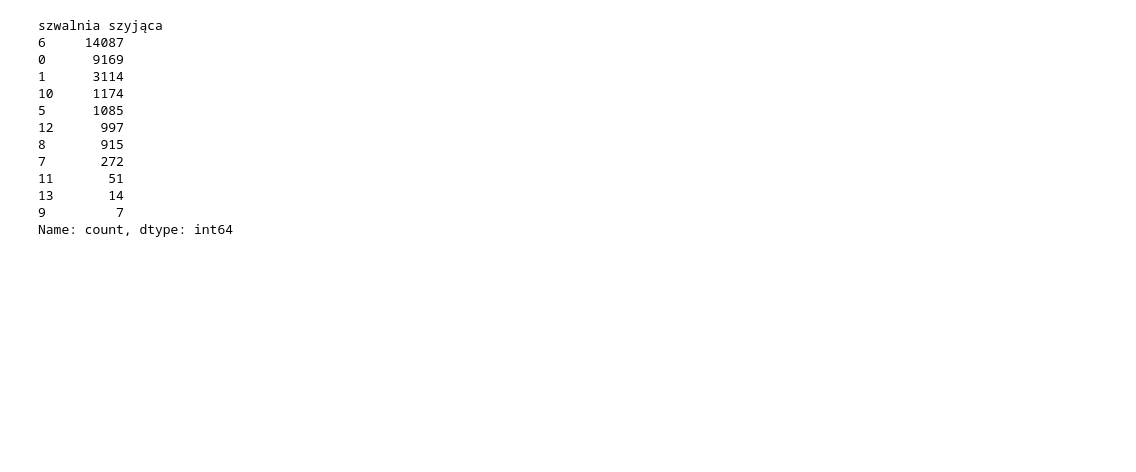
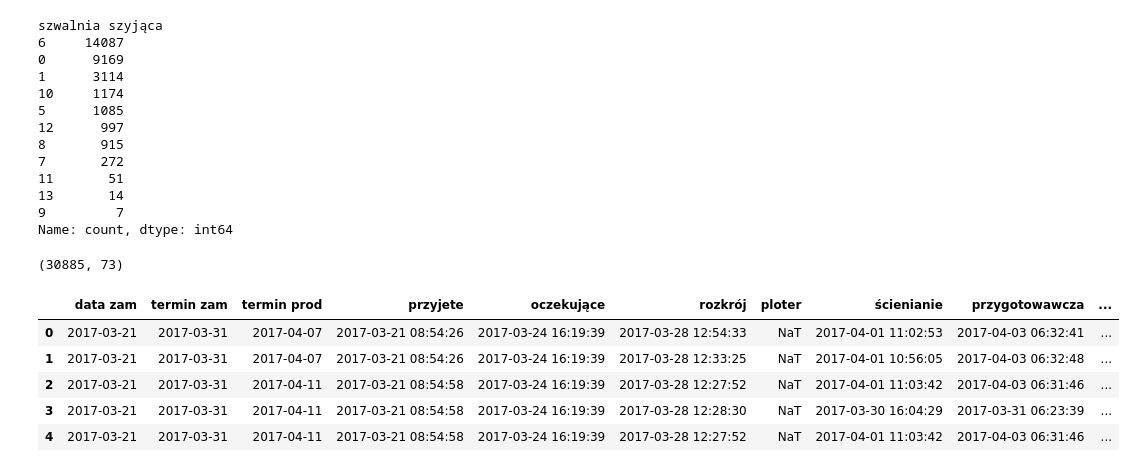
Before and after one commit to KacperKnapek/factory_project, a Jupyter notebook: notebooks/01_eda.ipynb, the cells around one changed output. Cells and saved outputs as stored; diff of their text form; code cells hidden in the pictures; blank space fills up the shorter version.

Commit message:
Extend EDA date handling and production context

```diff
--- a/notebooks/01_eda.ipynb
+++ b/notebooks/01_eda.ipynb
@@ -54,15 +54,11 @@ display(df['nr zam klienta'])
 30884         191
 Name: nr zam klienta, Length: 30885, dtype: str
 # %%
-import pandas as pd, re
-
-df_data = pd.read_csv("../data/dane.csv", dtype=str, keep_default_na=False, na_values=[""])
-
 DATE_RE = re.compile(r"^\s*\d{1,2}[/-]\d{1,2}[/-]\d{2,4}([ T]\d{1,2}:\d{2}(:\d{2})?)?\s*$")
 
 date_cols, empty_cols, mixed = [], [], {}
-for c in df_data.columns:
-    s = df_data[c].dropna()
+for c in df.columns:
+    s = df[c].dropna()
     if s.empty:
         empty_cols.append(c)          # brak danych -> nie da się orzec
         continue
@@ -291,3 +287,22 @@ szwalnia szyjąca
 13       14
 9         7
 Name: count, dtype: int64
+# %%
+df = df.copy()
+df = df.drop(columns=empty_cols)
+df.shape
+# %% [output]
+(30885, 73)
+# %%
+for c in date_cols:
+    df[c] = pd.to_datetime(df[c], errors='coerce', format ='%m/%d/%y %H:%M:%S')
+# %%
+df[date_cols].dtypes
+df[date_cols].head()
+# %% [output]
+|  | data zam | termin zam | termin prod | przyjete | oczekujące | rozkrój | ploter | ścienianie | przygotowawcza | ... |
+| 0 | 2017-03-21 | 2017-03-31 | 2017-04-07 | 2017-03-21 08:54:26 | 2017-03-24 16:19:39 | 2017-03-28 12:54:33 | NaT | 2017-04-01 11:02:53 | 2017-04-03 06:32:41 | ... |
+| 1 | 2017-03-21 | 2017-03-31 | 2017-04-07 | 2017-03-21 08:54:26 | 2017-03-24 16:19:39 | 2017-03-28 12:33:25 | NaT | 2017-04-01 10:56:05 | 2017-04-03 06:32:48 | ... |
+| 2 | 2017-03-21 | 2017-03-31 | 2017-04-11 | 2017-03-21 08:54:58 | 2017-03-24 16:19:39 | 2017-03-28 12:27:52 | NaT | 2017-04-01 11:03:42 | 2017-04-03 06:31:46 | ... |
+| 3 | 2017-03-21 | 2017-03-31 | 2017-04-11 | 2017-03-21 08:54:58 | 2017-03-24 16:19:39 | 2017-03-28 12:28:30 | NaT | 2017-03-30 16:04:29 | 2017-03-31 06:23:39 | ... |
+| 4 | 2017-03-21 | 2017-03-31 | 2017-04-11 | 2017-03-21 08:54:58 | 2017-03-24 16:19:39 | 2017-03-28 12:27:52 | NaT | 2017-04-01 11:03:42 | 2017-04-03 06:31:46 | ... |
```
Also changed, not shown: parts of 1 cell of this notebook, 1 other file.
